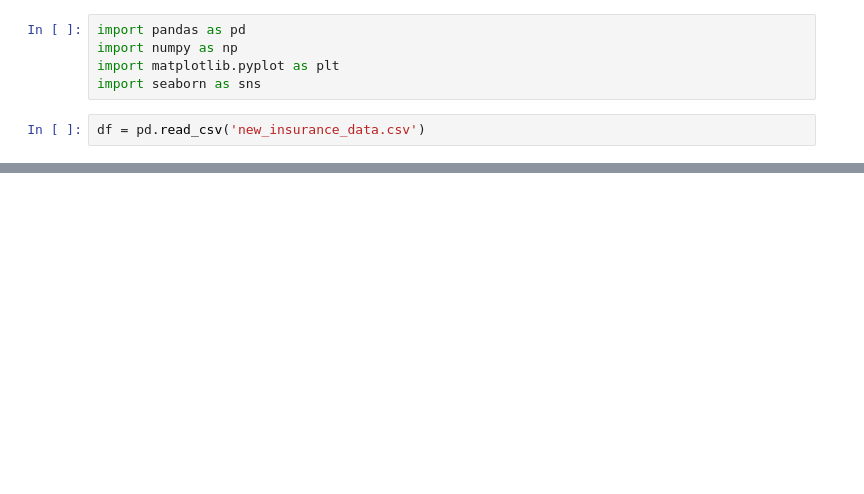
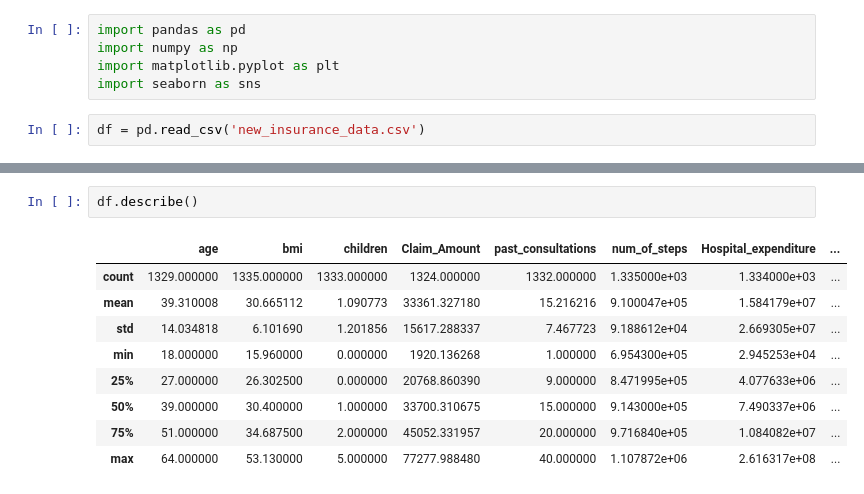
Before and after one commit to saptarshidas219/ML_Prog, a Jupyter notebook: linearReg_Insurance.ipynb, the cells around one changed output, grey strips where cells are left out. Saved outputs shown, nothing was run; the diff lists cells and outputs as text; blank space fills up the shorter version.

```diff
--- a/linearReg_Insurance.ipynb
+++ b/linearReg_Insurance.ipynb
@@ -18,0 +40,12 @@ df.sample(5)
+# %%
+df.describe()
+# %% [output]
+|  | age | bmi | children | Claim_Amount | past_consultations | num_of_steps | Hospital_expenditure | ... |
+| count | 1329.000000 | 1335.000000 | 1333.000000 | 1324.000000 | 1332.000000 | 1.335000e+03 | 1.334000e+03 | ... |
+| mean | 39.310008 | 30.665112 | 1.090773 | 33361.327180 | 15.216216 | 9.100047e+05 | 1.584179e+07 | ... |
+| std | 14.034818 | 6.101690 | 1.201856 | 15617.288337 | 7.467723 | 9.188612e+04 | 2.669305e+07 | ... |
+| min | 18.000000 | 15.960000 | 0.000000 | 1920.136268 | 1.000000 | 6.954300e+05 | 2.945253e+04 | ... |
+| 25% | 27.000000 | 26.302500 | 0.000000 | 20768.860390 | 9.000000 | 8.471995e+05 | 4.077633e+06 | ... |
+| 50% | 39.000000 | 30.400000 | 1.000000 | 33700.310675 | 15.000000 | 9.143000e+05 | 7.490337e+06 | ... |
+| 75% | 51.000000 | 34.687500 | 2.000000 | 45052.331957 | 20.000000 | 9.716840e+05 | 1.084082e+07 | ... |
+| max | 64.000000 | 53.130000 | 5.000000 | 77277.988480 | 40.000000 | 1.107872e+06 | 2.616317e+08 | ... |
```
Also changed, not shown: parts of 14 cells of this notebook.
